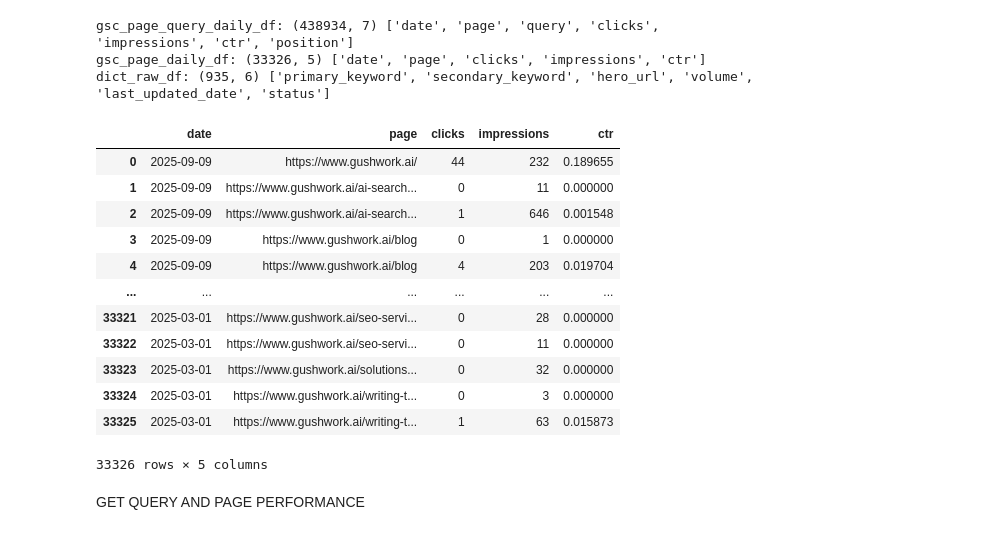
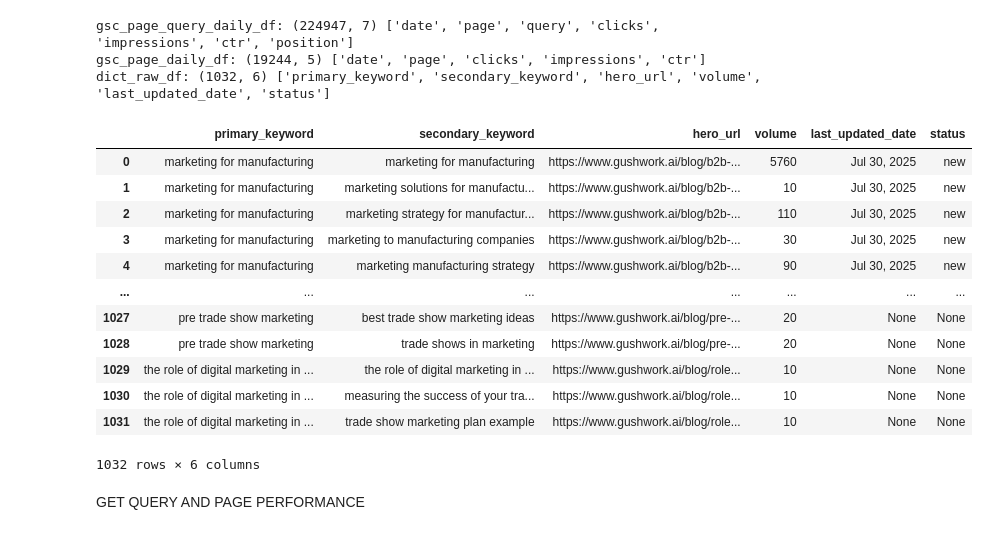
Before and after one commit to ShikharV010/gist_daily_runs, a Jupyter notebook: Gush_SEO_Tracker.ipynb, the cells around one changed output. Cells and saved outputs as stored; diff of their text form; code cells hidden in the pictures.

```diff
--- a/Gush_SEO_Tracker.ipynb
+++ b/Gush_SEO_Tracker.ipynb
@@ -30,7 +30,7 @@ DB_URL = "postgresql+psycopg2://airbyte_user:airbyte_user_password@gw-rds-prod.c
 
 SCHEMA_GSC  = "airbyte_ingestion"
 TBL_GSC_PQD = "gush_gsc_page_query_daily"  # query-level (has ctr, position)
-TBL_GSC_PD  = "gush_gsc_page_daily"        # page-level (now also selecting ctr)
+TBL_GSC_PD  = "gush_gsc_page_daily_2"        # page-level (now also selecting ctr)
 
 SCHEMA_DICT = "airbyte_ingestion"
 TABLE_DICT  = "gtm_seo_gush_seo_pages"
@@ -96,24 +96,24 @@ print("dict_raw_df:",             dict_raw_df.shape,             dict_raw_df.col
 # print(gsc_page_daily_df.head(3))
 # print(dict_raw_df.head(3))
 # %% [output]
-gsc_page_query_daily_df: (438934, 7) ['date', 'page', 'query', 'clicks', 'impressions', 'ctr', 'position']
-gsc_page_daily_df: (33326, 5) ['date', 'page', 'clicks', 'impressions', 'ctr']
-dict_raw_df: (935, 6) ['primary_keyword', 'secondary_keyword', 'hero_url', 'volume', 'last_updated_date', 'status']
+gsc_page_query_daily_df: (224947, 7) ['date', 'page', 'query', 'clicks', 'impressions', 'ctr', 'position']
+gsc_page_daily_df: (19244, 5) ['date', 'page', 'clicks', 'impressions', 'ctr']
+dict_raw_df: (1032, 6) ['primary_keyword', 'secondary_keyword', 'hero_url', 'volume', 'last_updated_date', 'status']
 # %%
-display(gsc_page_daily_df)
+display(dict_raw_df)
 # %% [output]
-|  | date | page | clicks | impressions | ctr |
-| 0 | 2025-09-09 | https://www.gushwork.ai/ | 44 | 232 | 0.189655 |
-| 1 | 2025-09-09 | https://www.gushwork.ai/ai-search... | 0 | 11 | 0.000000 |
-| 2 | 2025-09-09 | https://www.gushwork.ai/ai-search... | 1 | 646 | 0.001548 |
-| 3 | 2025-09-09 | https://www.gushwork.ai/blog | 0 | 1 | 0.000000 |
-| 4 | 2025-09-09 | https://www.gushwork.ai/blog | 4 | 203 | 0.019704 |
-| ... | ... | ... | ... | ... | ... |
-| 33321 | 2025-03-01 | https://www.gushwork.ai/seo-servi... | 0 | 28 | 0.000000 |
-| 33322 | 2025-03-01 | https://www.gushwork.ai/seo-servi... | 0 | 11 | 0.000000 |
-| 33323 | 2025-03-01 | https://www.gushwork.ai/solutions... | 0 | 32 | 0.000000 |
-| 33324 | 2025-03-01 | https://www.gushwork.ai/writing-t... | 0 | 3 | 0.000000 |
-| 33325 | 2025-03-01 | https://www.gushwork.ai/writing-t... | 1 | 63 | 0.015873 |
+|  | primary_keyword | secondary_keyword | hero_url | volume | last_updated_date | status |
+| 0 | marketing for manufacturing | marketing for manufacturing | https://www.gushwork.ai/blog/b2b-... | 5760 | Jul 30, 2025 | new |
+| 1 | marketing for manufacturing | marketing solutions for manufactu... | https://www.gushwork.ai/blog/b2b-... | 10 | Jul 30, 2025 | new |
+| 2 | marketing for manufacturing | marketing strategy for manufactur... | https://www.gushwork.ai/blog/b2b-... | 110 | Jul 30, 2025 | new |
+| 3 | marketing for manufacturing | marketing to manufacturing companies | https://www.gushwork.ai/blog/b2b-... | 30 | Jul 30, 2025 | new |
+| 4 | marketing for manufacturing | marketing manufacturing strategy | https://www.gushwork.ai/blog/b2b-... | 90 | Jul 30, 2025 | new |
+| ... | ... | ... | ... | ... | ... | ... |
+| 1027 | pre trade show marketing | best trade show marketing ideas | https://www.gushwork.ai/blog/pre-... | 20 | None | None |
+| 1028 | pre trade show marketing | trade shows in marketing | https://www.gushwork.ai/blog/pre-... | 20 | None | None |
+| 1029 | the role of digital marketing in ... | the role of digital marketing in ... | https://www.gushwork.ai/blog/role... | 10 | None | None |
+| 1030 | the role of digital marketing in ... | measuring the success of your tra... | https://www.gushwork.ai/blog/role... | 10 | None | None |
+| 1031 | the role of digital marketing in ... | trade show marketing plan example | https://www.gushwork.ai/blog/role... | 10 | None | None |
-33326 rows × 5 columns
+1032 rows × 6 columns
 # %% [markdown]
 GET QUERY AND PAGE PERFORMANCE
```
Also changed, not shown: parts of 16 cells of this notebook.
